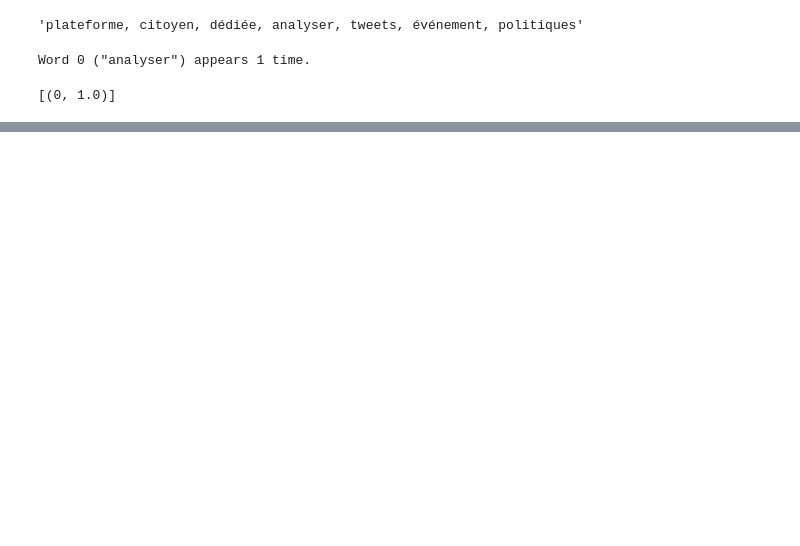
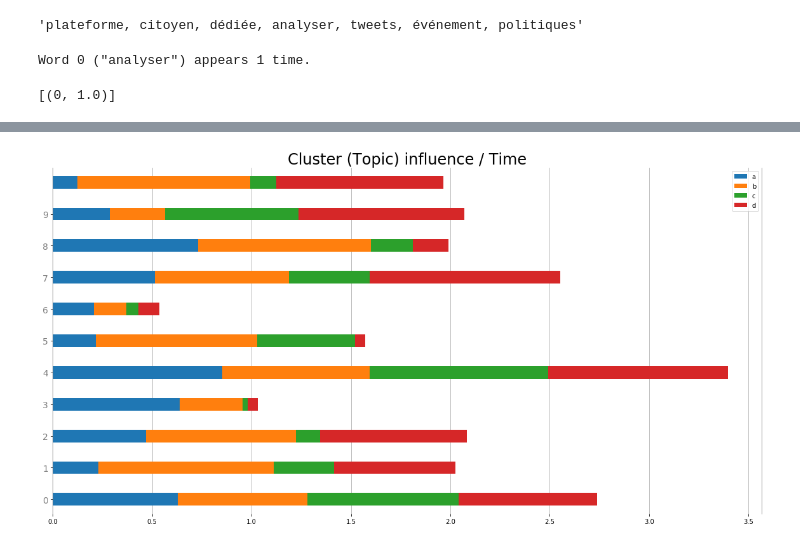
Before and after one commit to pchampio/EGC-2020, a Jupyter notebook: summary.ipynb, the cells around one changed output, grey strips where cells are left out. Drawn from its saved outputs; the diff is of its cells as text; code cells hidden in the pictures; blank space fills up the shorter version.

Commit message:
:sparkles: Add Clustering
Former-commit-id: cfd517be5c3789c14b0578c8ca818342bb8c3a47

```diff
--- a/summary.ipynb
+++ b/summary.ipynb
@@ -198,3 +276,20 @@ output = create_lda_output(corpus_feature_vectors)
+# %%
+df2 = pd.DataFrame(np.random.rand(11, 4), columns=['a', 'b', 'c', 'd'])
+df2.plot.barh(stacked=True, figsize=(20, 10), width=0.4, )
+tick_x = []
+for __ in range(0,10,1):
+    tick_x.append(abs(__))
+plt.yticks(range(0, 10, 1), tick_x, fontsize=14, rotation=0, color='gray')
+plt.gca().xaxis.grid(True)
+plt.gca().spines['top'].set_visible(False)
+plt.gca().spines['bottom'].set_visible(False)
+plt.gca().spines['left'].set_edgecolor('gray')
+plt.gca().spines['right'].set_edgecolor('gray')
+plt.gca().set_axisbelow(True)
+plt.title('Cluster (Topic) influence / Time', fontsize= 24)
+plt.show()
+# %% [output]
+[figure, added]
 # %%
 # BIG Dump :poop:
 if False:
```
Also changed, not shown: parts of 12 cells of this notebook.
